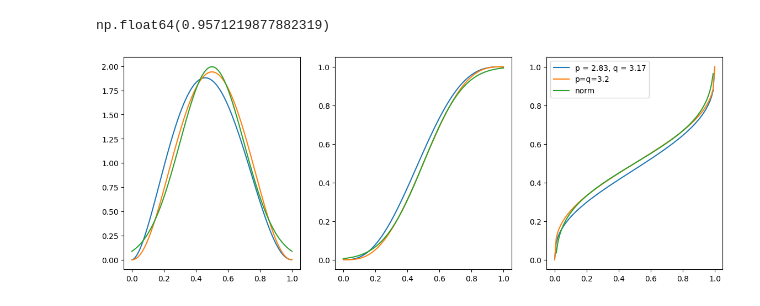
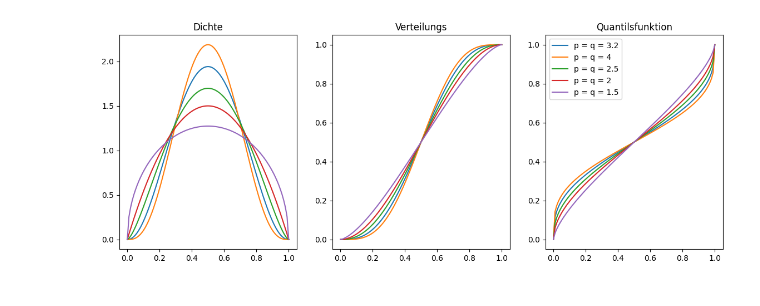
Before and after one commit to ffhammer/sam, a Jupyter notebook: explore_temperature.ipynb, the cells around one changed output. Drawn from its saved outputs; the diff is of its cells as text; code cells hidden in the pictures.

Commit message:
bevor mit mehreren betas

```diff
--- a/explore_temperature.ipynb
+++ b/explore_temperature.ipynb
@@ -98,36 +109,34 @@ plt.show()
-# %%
-survival_to_stress(0.0005)
-# %% [output]
-np.float64(0.9571219877882319)
 # %%
 from scipy.stats import beta, norm
+
+
+params = [3.2, 4, 2.5 , 2, 1.5]
+
 
 p,q = 2.83 ,  3.17
 
 # plot the distribution
 plt.figure(figsize=(14, 5))
 plt.subplot(131)
 x = np.linspace(0, 1, 100)
-plt.plot(x, beta.pdf(x, p, q), label = f"p = {p}, q = {q}")
-plt.plot(x, beta.pdf(x, 3.2, 3.2), label = "p=q=3.2")
-plt.plot(x, norm.pdf(x, loc = 0.5, scale = 0.2), label = "norm")
-
+for p in params:
+    plt.plot(x, beta.pdf(x, p, p), label = f"p = q = {p}")
+plt.title("Dichte")
 plt.subplot(132)
 # also cdf
-plt.plot(x, beta.cdf(x, p, q), label = f"p = {p}, q = {q}")
-plt.plot(x, beta.cdf(x, 3.2, 3.2), label = "p=q=3.2")
-plt.plot(x, norm.cdf(x, loc = 0.5, scale = 0.2), label = "norm")
+for p in params:
+    plt.plot(x, beta.cdf(x, p, p), label = f"p = q = {p}")
+plt.title("Verteilungs")
 
 plt.subplot(133)
 # also cdf
-plt.plot(x, beta.ppf(x, p, q), label = f"p = {p}, q = {q}")
-plt.plot(x, beta.ppf(x, 3.2, 3.2), label = "p=q=3.2")
-plt.plot(x, norm.ppf(x, loc = 0.5, scale = 0.2), label = "norm")
-
+for p in params:
+    plt.plot(x, beta.ppf(x, p, p), label = f"p = q = {p}")
+plt.title("Quantilsfunktion")
 plt.legend()
 plt.show()
 # %% [output]
-[figure, old version]
+[figure, new version]
 # %%
 import glob
 from stress_addition_model import sam_prediction, Predicted_LCs, get_sam_lcs, SAM_Setting
```
Also changed, not shown: parts of 30 cells of this notebook.
